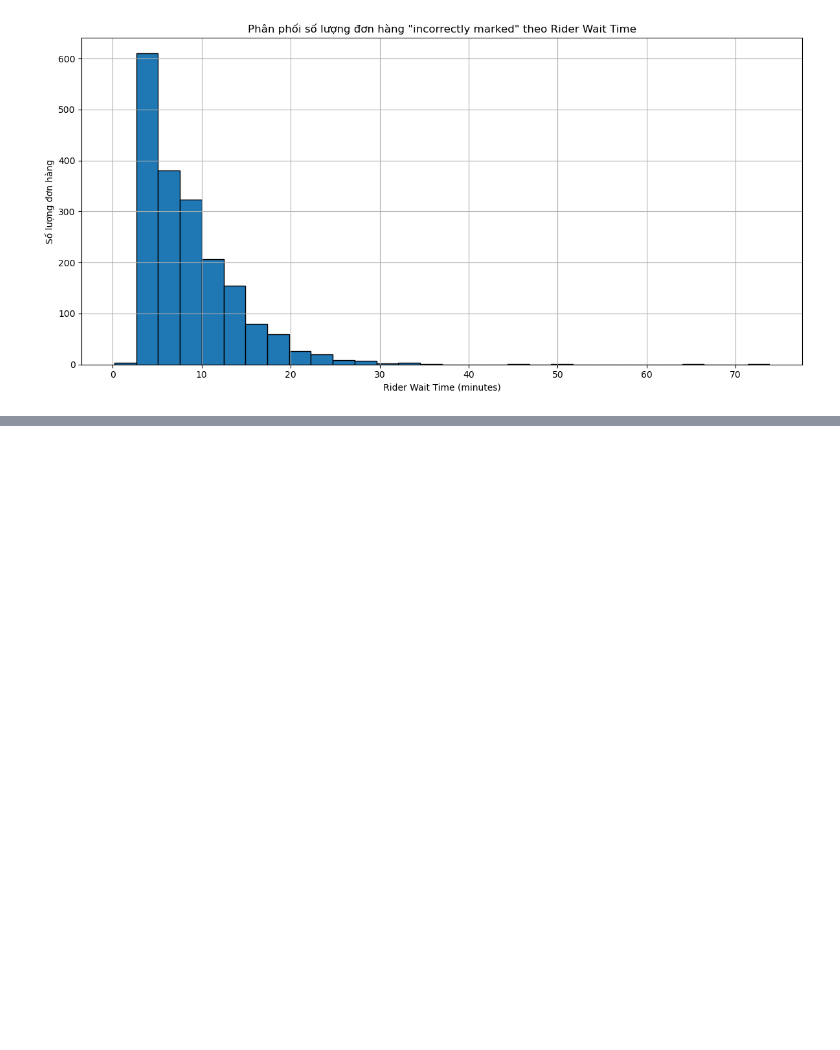
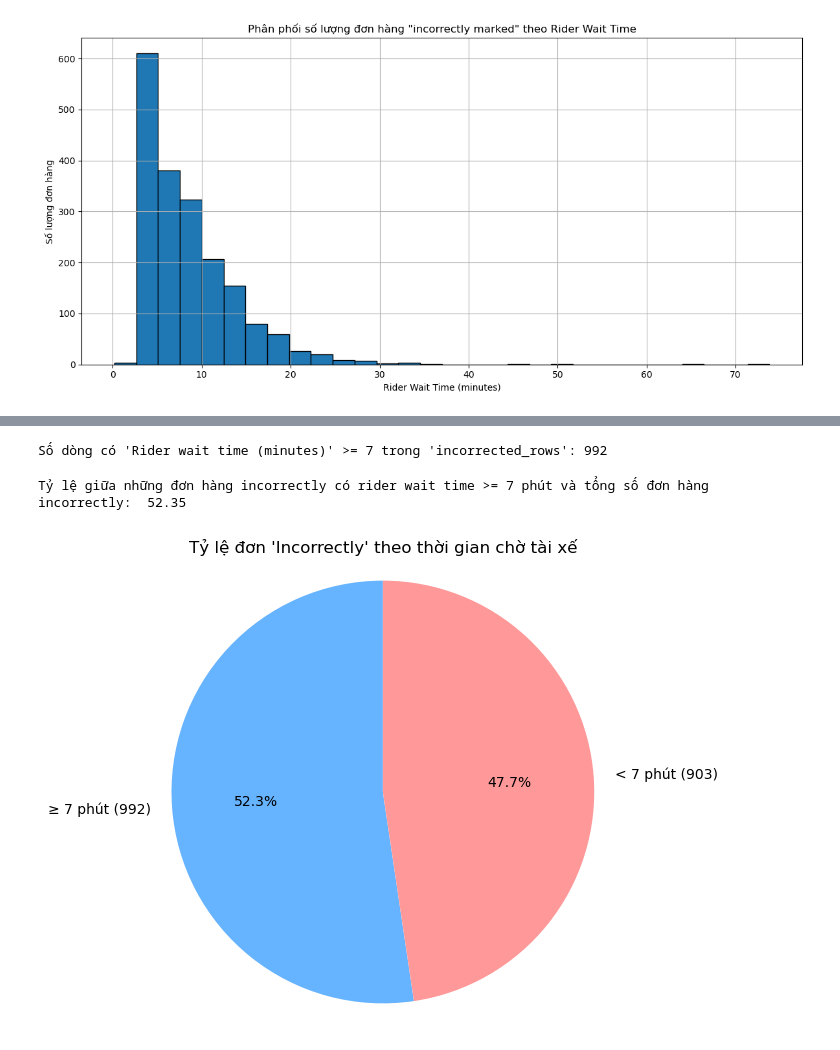
Before and after one commit to MinHeHeHeHe/DoAn_2, a Jupyter notebook: Incorrectly_Order_Market.ipynb, the cells around one changed output, grey strips where cells are left out. Cells and saved outputs as stored; diff of their text form; code cells hidden in the pictures; blank space fills up the shorter version.

```diff
--- a/Incorrectly_Order_Market.ipynb
+++ b/Incorrectly_Order_Market.ipynb
@@ -143,0 +144,41 @@ plt.show()
+# %%
+filtered_rows = incorrected_rows[incorrected_rows["Rider wait time (minutes)"] >= 7]
+
+# Tạo hàm đếm số dòng thỏa điều kiện
+def count_filtered_rows():
+    return len(filtered_rows)
+
+# In ra kết quả
+print("Số dòng có 'Rider wait time (minutes)' >= 7 trong 'incorrected_rows':", count_filtered_rows())
+
+filtered_rows.to_csv("filtered_wait_time_7_plus.csv", index=False)
+# %% [output]
+Số dòng có 'Rider wait time (minutes)' >= 7 trong 'incorrected_rows': 992
+# %%
+# Tính tỷ lệ giữa số dòng filtered_rows và incorrected_rows
+ratio = len(filtered_rows) / len(incorrected_rows)
+
+# Chuyển tỷ lệ thành phần trăm, làm tròn 2 chữ số
+percentage = round(ratio * 100, 2)
+print("Tỷ lệ giữa những đơn hàng incorrectly có rider wait time >= 7 phút và tổng số đơn hàng incorrectly: ", percentage)
+# %% [output]
+Tỷ lệ giữa những đơn hàng incorrectly có rider wait time >= 7 phút và tổng số đơn hàng incorrectly:  52.35
+# %%
+import matplotlib.pyplot as plt
+
+# Bước 1: Tạo 2 nhóm theo thời gian chờ
+counts = incorrected_rows['Rider wait time (minutes)'].apply(lambda x: '≥ 7 phút' if x >= 7 else '< 7 phút').value_counts()
+
+# Bước 2: Gán nhãn và giá trị
+labels = [f'{label} ({counts[label]})' for label in counts.index]
+sizes = counts.values
+colors = ['#66b3ff', '#ff9999']
+
+# Bước 3: Vẽ biểu đồ tròn
+plt.figure(figsize=(6, 6))
+plt.pie(sizes, labels=labels, colors=colors, autopct='%1.1f%%', startangle=90)
+plt.title("Tỷ lệ đơn 'Incorrectly' theo thời gian chờ tài xế")
+plt.axis('equal')  # Đảm bảo hình tròn
+plt.show()
+# %% [output]
+[figure, added]
```
Also changed, not shown: parts of 2 cells of this notebook, 1 other file.
